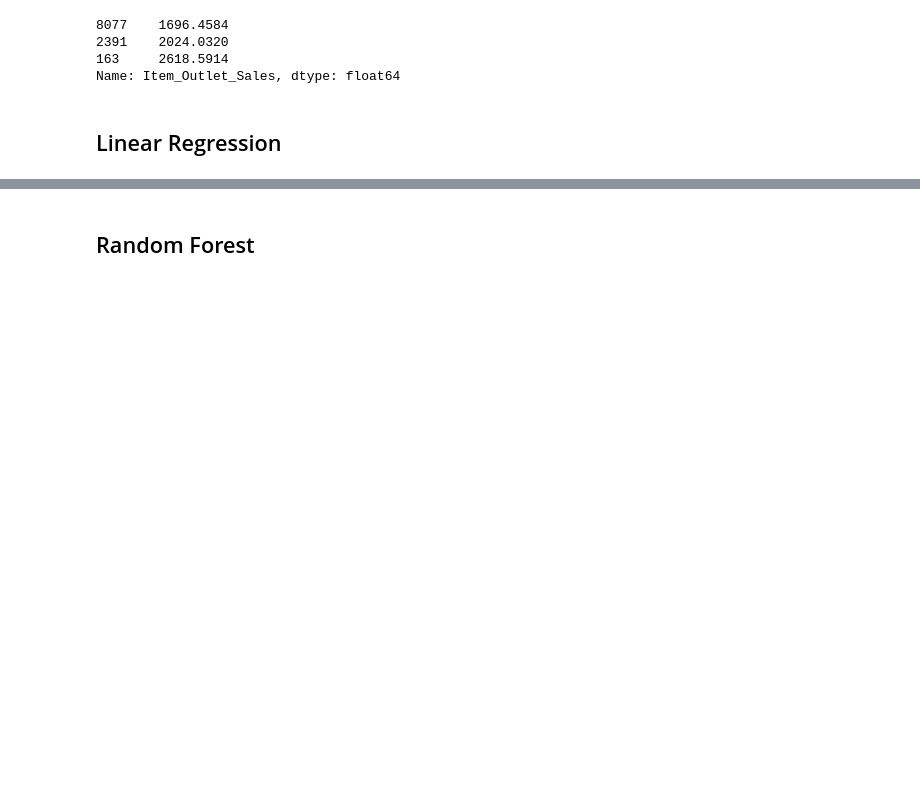
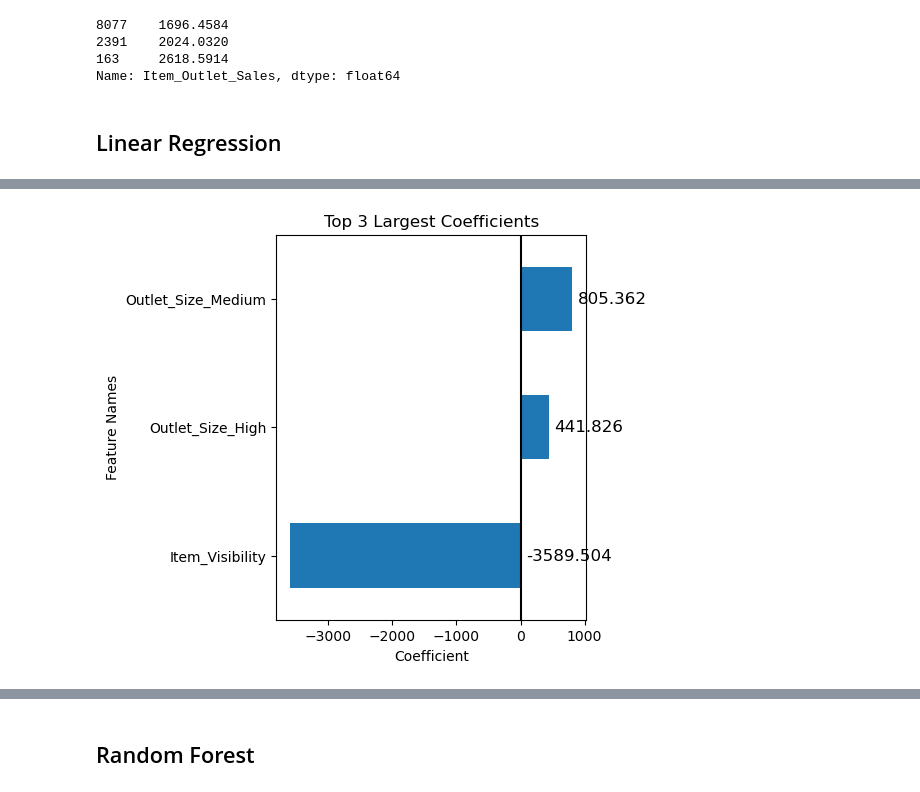
Before and after one commit to chrishunt11/Sales-Prediction-Model, a Jupyter notebook: Prediction_of_Product_Sales.ipynb, the cells around one changed output, grey strips where cells are left out. Cells and saved outputs as stored; diff of their text form; code cells hidden in the pictures; blank space fills up the shorter version.

```diff
--- a/Prediction_of_Product_Sales.ipynb
+++ b/Prediction_of_Product_Sales.ipynb
@@ -2460,0 +2345,5 @@ annotate_hbars(ax)
+# %%
+## fitting a linear regression model
+lin_reg = LinearRegression()
+lin_reg.fit(X_train_df, y_train)
+evaluate_regression(lin_reg, X_train_df, y_train, X_test_df,y_test)
@@ -2460,0 +2353,3 @@ annotate_hbars(ax)
+# %%
+coeffs = get_coeffs_linreg(lin_reg)
+coeffs
@@ -2460,0 +2374,4 @@ annotate_hbars(ax)
+# %%
+plot_coeffs(coeffs,top_n=3,annotate=True);
+# %% [output]
+[figure, added]
```
Also changed, not shown: parts of 48 cells of this notebook, 6 other files.
